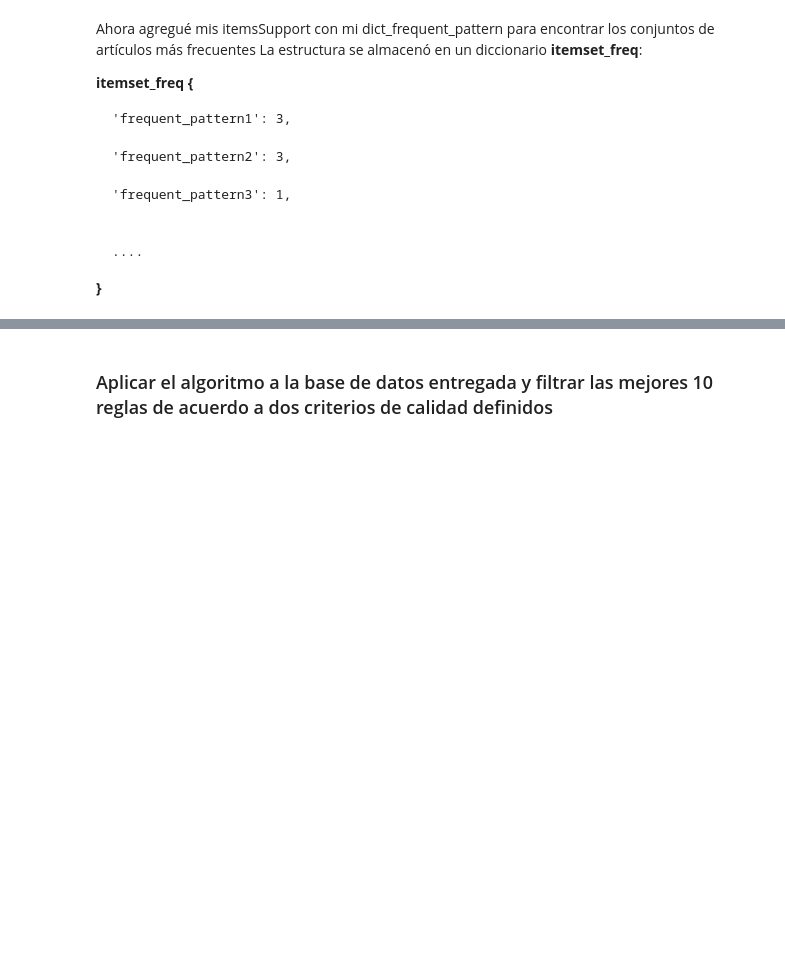
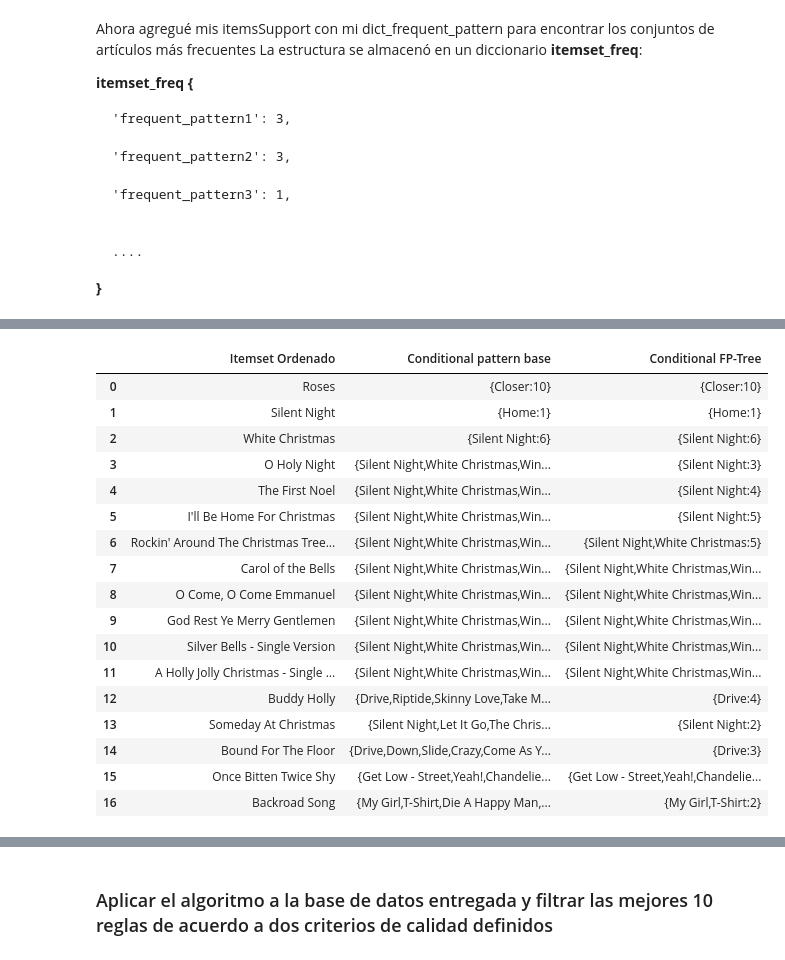
Before and after one commit to FranciscaCerquinho/MineriaDeDatos_FPGrowth, a Jupyter notebook: tarea1.ipynb, the cells around one changed output, grey strips where cells are left out. Drawn from its saved outputs; the diff is of its cells as text; code cells hidden in the pictures; blank space fills up the shorter version.

```diff
--- a/tarea1.ipynb
+++ b/tarea1.ipynb
@@ -561,0 +603,23 @@ df.head(len(tabla_itemsets_moreFreq))
+# %%
+# Tabla con los items comunes en itemset de conditional pattern base
+commonsItemsTable,lenTableVals = getCommonsItemsTable(commonsItems,conditionalPatternArray)
+commonsItemsTable.head(lenTableVals)
+# %% [output]
+|  | Itemset Ordenado | Conditional pattern base | Conditional FP-Tree |
+| 0 | Roses | {Closer:10} | {Closer:10} |
+| 1 | Silent Night | {Home:1} | {Home:1} |
+| 2 | White Christmas | {Silent Night:6} | {Silent Night:6} |
+| 3 | O Holy Night | {Silent Night,White Christmas,Win... | {Silent Night:3} |
+| 4 | The First Noel | {Silent Night,White Christmas,Win... | {Silent Night:4} |
+| 5 | I'll Be Home For Christmas | {Silent Night,White Christmas,Win... | {Silent Night:5} |
+| 6 | Rockin' Around The Christmas Tree... | {Silent Night,White Christmas,Win... | {Silent Night,White Christmas:5} |
+| 7 | Carol of the Bells | {Silent Night,White Christmas,Win... | {Silent Night,White Christmas,Win... |
+| 8 | O Come, O Come Emmanuel | {Silent Night,White Christmas,Win... | {Silent Night,White Christmas,Win... |
+| 9 | God Rest Ye Merry Gentlemen | {Silent Night,White Christmas,Win... | {Silent Night,White Christmas,Win... |
+| 10 | Silver Bells - Single Version | {Silent Night,White Christmas,Win... | {Silent Night,White Christmas,Win... |
+| 11 | A Holly Jolly Christmas - Single ... | {Silent Night,White Christmas,Win... | {Silent Night,White Christmas,Win... |
+| 12 | Buddy Holly | {Drive,Riptide,Skinny Love,Take M... | {Drive:4} |
+| 13 | Someday At Christmas | {Silent Night,Let It Go,The Chris... | {Silent Night:2} |
+| 14 | Bound For The Floor | {Drive,Down,Slide,Crazy,Come As Y... | {Drive:3} |
+| 15 | Once Bitten Twice Shy | {Get Low - Street,Yeah!,Chandelie... | {Get Low - Street,Yeah!,Chandelie... |
+| 16 | Backroad Song | {My Girl,T-Shirt,Die A Happy Man,... | {My Girl,T-Shirt:2} |
```
Also changed, not shown: parts of 29 cells of this notebook.
